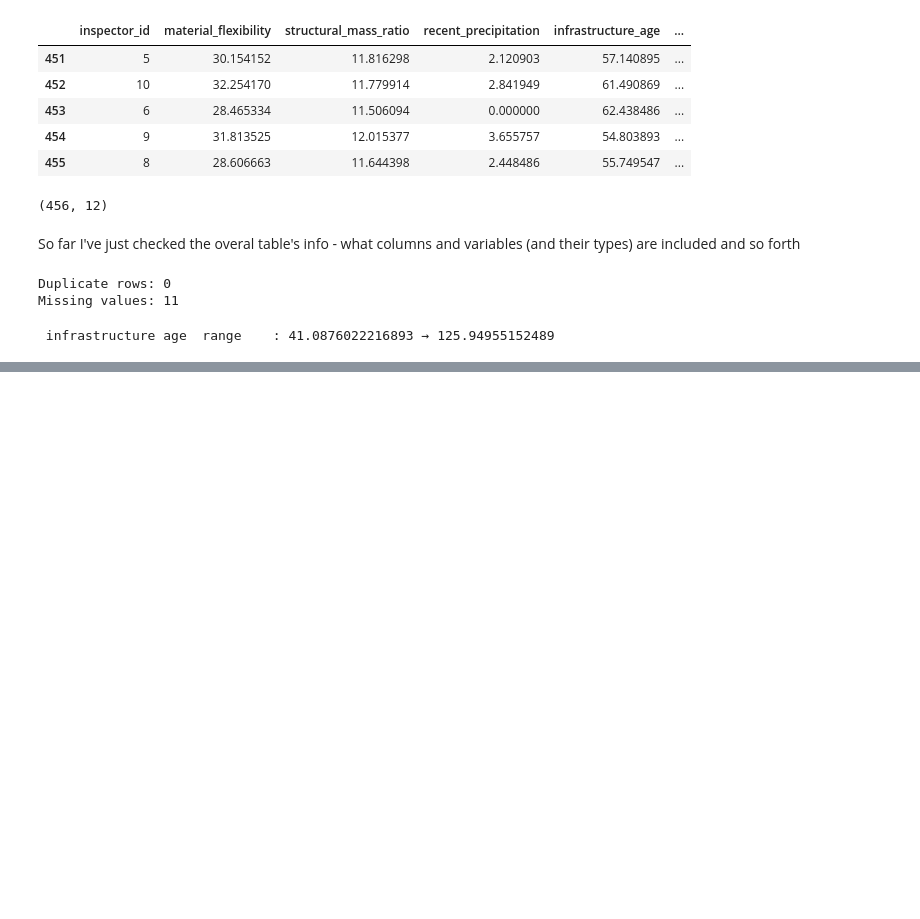
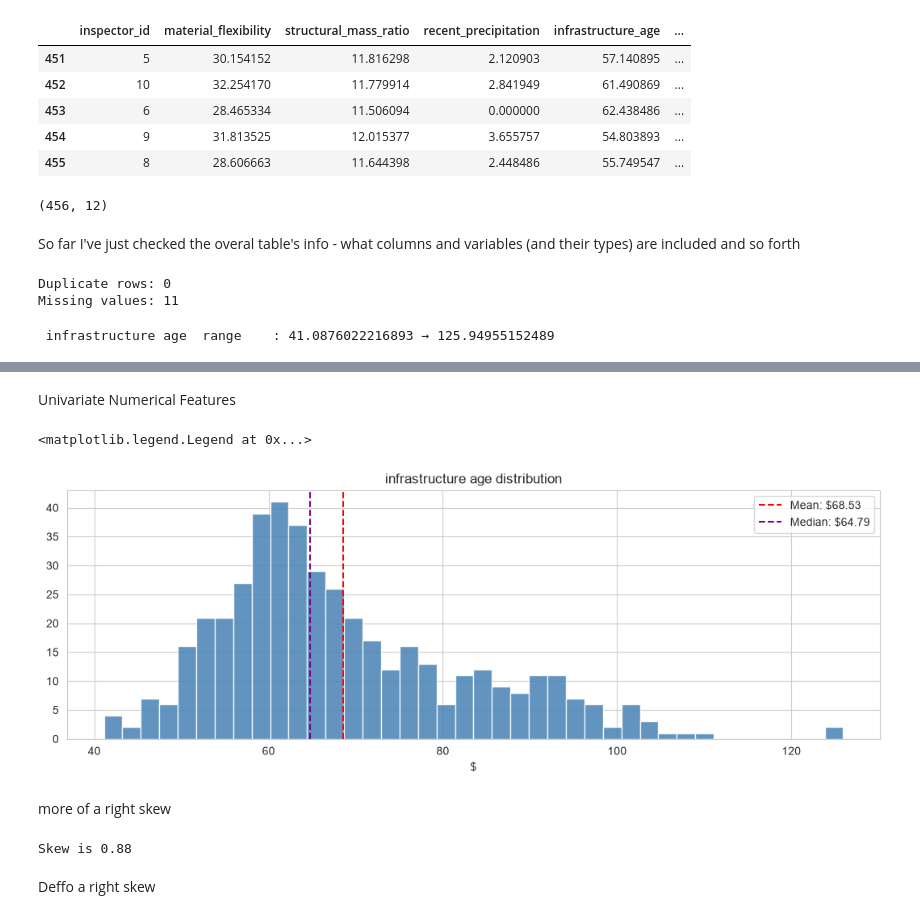
Before and after one commit to Mouldiez/Y3-Intro-to-ML-Assignment, a Jupyter notebook: EDA.ipynb, the cells around one changed output, grey strips where cells are left out. Drawn from its saved outputs; the diff is of its cells as text; code cells hidden in the pictures; blank space fills up the shorter version.

```diff
--- a/EDA.ipynb
+++ b/EDA.ipynb
@@ -89,0 +130,21 @@ print(f" infrastructure age  range    : {df['infrastructure_age'].min()} → {df
+# %% [markdown]
+Univariate Numerical Features
+# %%
+fig, axes = plt.subplots(1, 1, figsize=(13, 4))
+axes.hist(df["infrastructure_age"], bins=40, color="steelblue", edgecolor="white", alpha=0.85)
+axes.axvline(df["infrastructure_age"].mean(), color="red", linestyle="--",
+                label=f"Mean: ${df['infrastructure_age'].mean():.2f}")
+axes.axvline(df["infrastructure_age"].median(), color="purple", linestyle="--",
+                label=f"Median: ${df['infrastructure_age'].median():.2f}")
+axes.set_title("infrastructure age distribution"); axes.set_xlabel("$"); axes.legend()
+# %% [output]
+<matplotlib.legend.Legend at 0x...>
+[figure, added]
+# %% [markdown]
+more of a right skew
+# %%
+print(f"Skew is {df["infrastructure_age"].skew().round(2)}")
+# %% [output]
+Skew is 0.88
+# %% [markdown]
+Deffo a right skew
```
Also changed, not shown: parts of 11 cells of this notebook.
